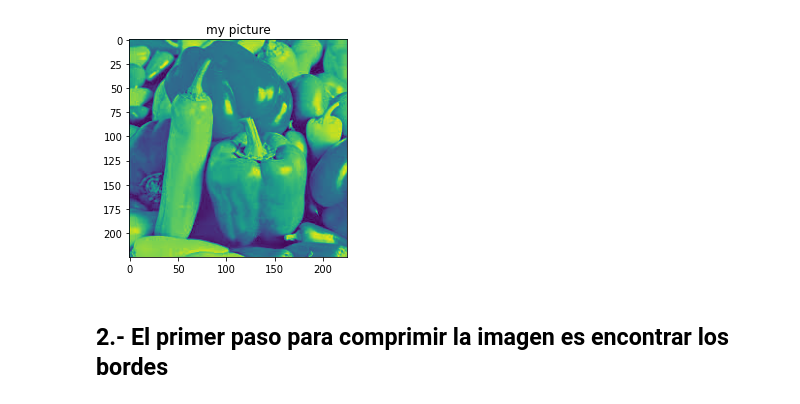
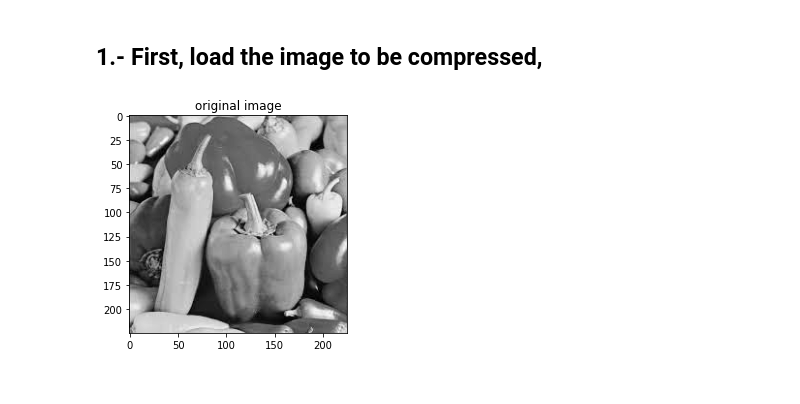
Before and after one commit to cblnetid/PDE-image_processing, a Jupyter notebook: PDE_compression.ipynb, the cells around one changed output. Saved outputs shown, nothing was run; the diff lists cells and outputs as text; code cells hidden in the pictures.

```diff
--- a/PDE_compression.ipynb
+++ b/PDE_compression.ipynb
@@ -5,14 +7,14 @@
+# %% [markdown]
+## 1.- First, load the image to be compressed,
 # %%
 import numpy as np
 from matplotlib import pyplot as plt
 import cv2
 import math
 
 img = cv2.imread('peppers_color.jpg',cv2.IMREAD_GRAYSCALE)
-plt.imshow(img)
-plt.title('my picture')
+plt.imshow(img, cmap='gray')
+plt.title('original image')
 plt.show()
 # %% [output]
-[figure, old version]
+[figure, new version]
-# %% [markdown]
-## 2.- El primer paso para comprimir la imagen es encontrar los bordes
```
Also changed, not shown: parts of 19 cells of this notebook.
